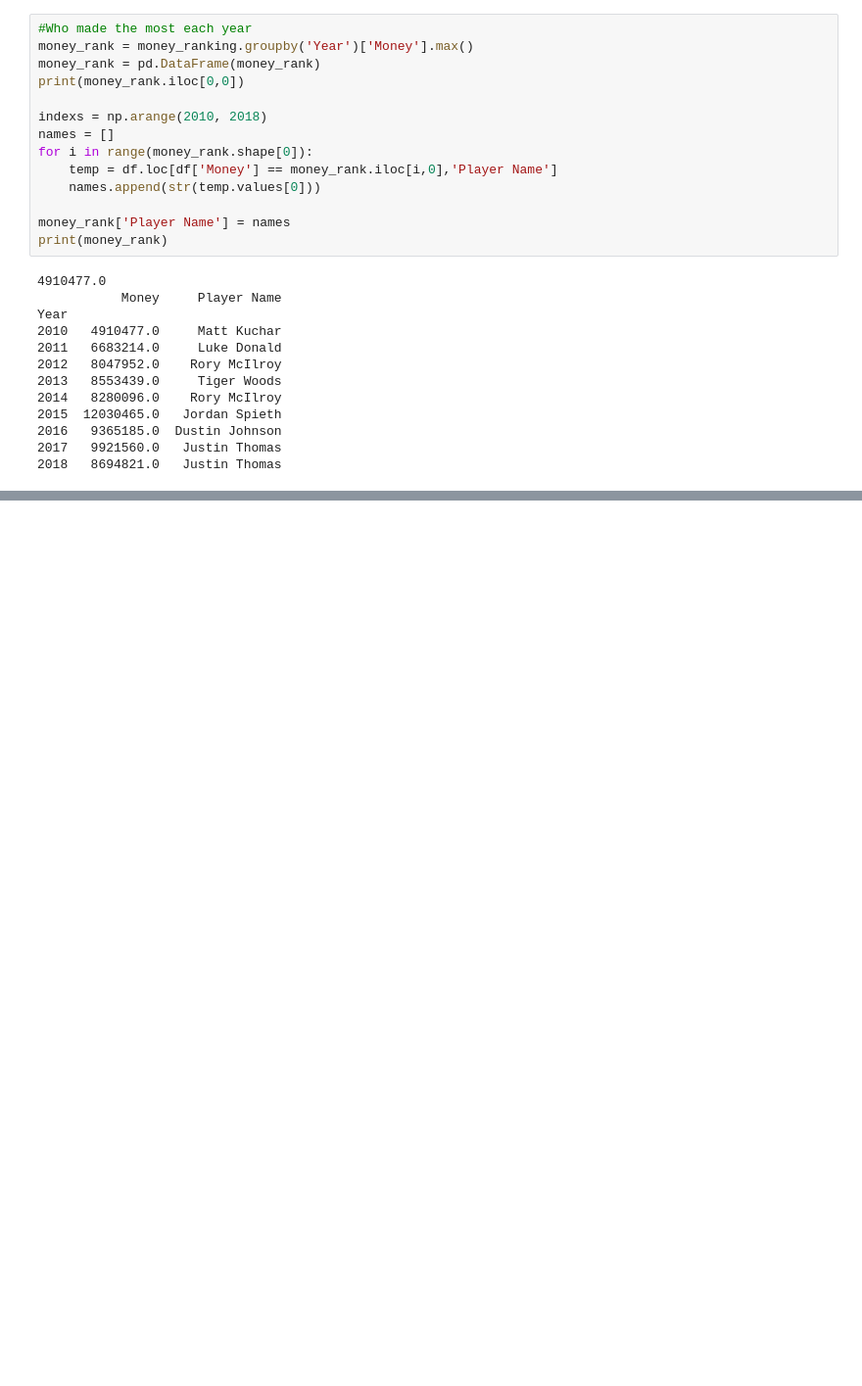
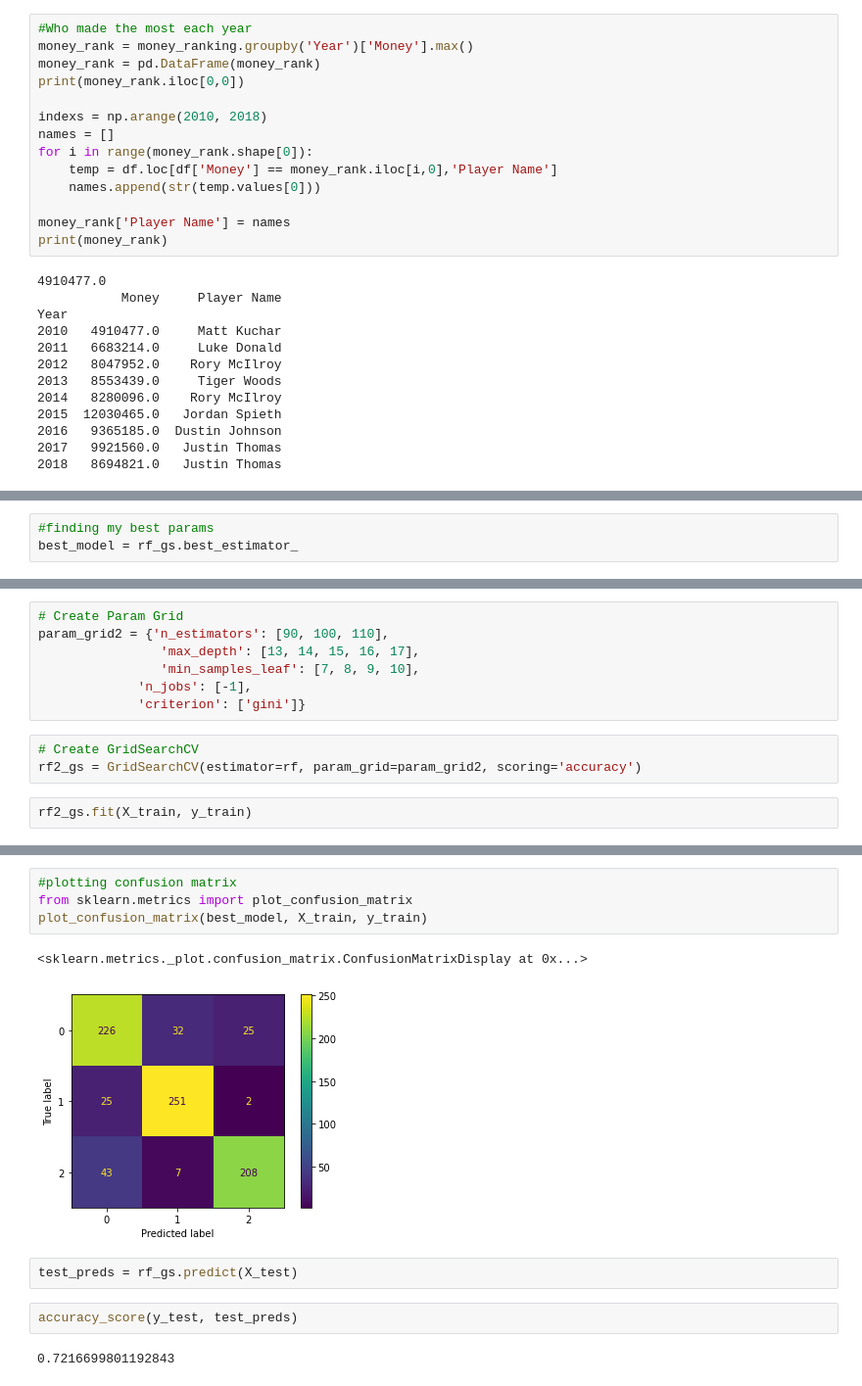
Before and after one commit to gkwarner/bsc-phase-three-project, a Jupyter notebook: notebooks/exploratory/charlie/project_3.ipynb, the cells around one changed output, grey strips where cells are left out. Shown at 98% size. Saved outputs shown, nothing was run; the diff lists cells and outputs as text; blank space fills up the shorter version.

```diff
--- a/notebooks/exploratory/charlie/project_3.ipynb
+++ b/notebooks/exploratory/charlie/project_3.ipynb
@@ -266,0 +516,3 @@ X = df.drop('salary', axis=1)
+# %%
+#finding my best params
+best_model = rf_gs.best_estimator_
@@ -266,0 +535,12 @@ X = df.drop('salary', axis=1)
+# %%
+# Create Param Grid
+param_grid2 = {'n_estimators': [90, 100, 110],
+                'max_depth': [13, 14, 15, 16, 17],
+                'min_samples_leaf': [7, 8, 9, 10],
+             'n_jobs': [-1],
+             'criterion': ['gini']}
+# %%
+# Create GridSearchCV
+rf2_gs = GridSearchCV(estimator=rf, param_grid=param_grid2, scoring='accuracy')
+# %%
+rf2_gs.fit(X_train, y_train)
@@ -266,0 +572,13 @@ X = df.drop('salary', axis=1)
+# %%
+#plotting confusion matrix
+from sklearn.metrics import plot_confusion_matrix
+plot_confusion_matrix(best_model, X_train, y_train)
+# %% [output]
+<sklearn.metrics._plot.confusion_matrix.ConfusionMatrixDisplay at 0x...>
+[figure, added]
+# %%
+test_preds = rf_gs.predict(X_test)
+# %%
+accuracy_score(y_test, test_preds)
+# %% [output]
+0.7216699801192843
```
Also changed, not shown: parts of 99 cells of this notebook.
